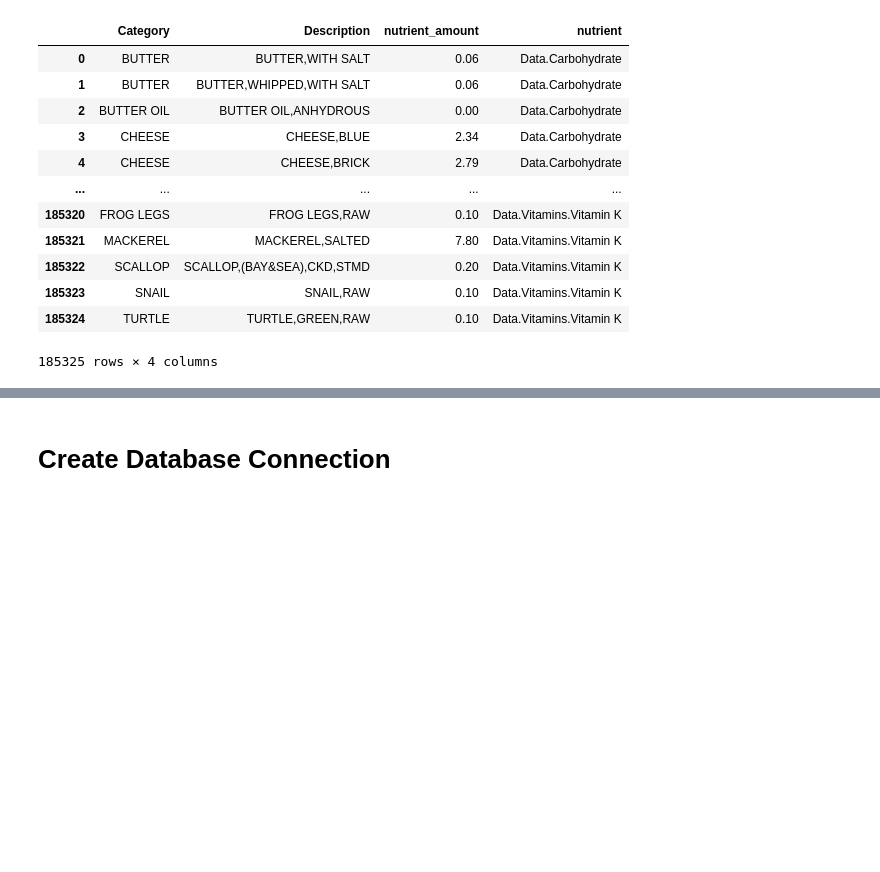
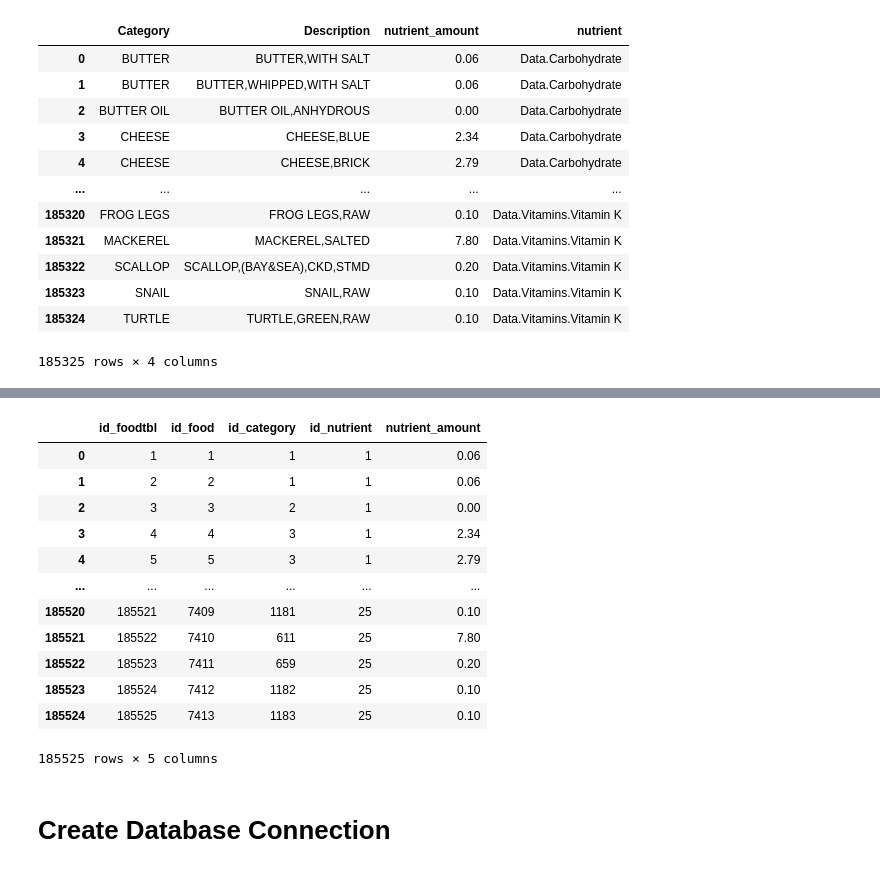
Before and after one commit to CristyCarmona/Project_FoodAnalysis, a Jupyter notebook: ETL.ipynb, the cells around one changed output, grey strips where cells are left out. Cells and saved outputs as stored; diff of their text form; code cells hidden in the pictures; blank space fills up the shorter version.

```diff
--- a/ETL.ipynb
+++ b/ETL.ipynb
@@ -120,0 +123,5 @@ food_category
+# %%
+food_catalog= food_analysis_df[["Description"]].copy()
+food_catalog.insert(0,'id_food',range(1,1+len(food_catalog)))
+food_catalog=food_catalog.rename(columns={"Description":"food_desc"})
+food_catalog
@@ -199,3 +217,23 @@ food_tbl
+# %%
+food_tbl=food_tbl.merge(food_catalog, on="food_desc",how='left')
+food_tbl = food_tbl.drop(['food_desc'], axis=1)
+food_tbl.insert(0,'id_foodtbl',range(1,1+len(food_tbl)))
+food_tbl = food_tbl.reindex(columns=['id_foodtbl','id_food','id_category','id_nutrient','nutrient_amount'])
+food_tbl
+# %% [output]
+|  | id_foodtbl | id_food | id_category | id_nutrient | nutrient_amount |
+| 0 | 1 | 1 | 1 | 1 | 0.06 |
+| 1 | 2 | 2 | 1 | 1 | 0.06 |
+| 2 | 3 | 3 | 2 | 1 | 0.00 |
+| 3 | 4 | 4 | 3 | 1 | 2.34 |
+| 4 | 5 | 5 | 3 | 1 | 2.79 |
+| ... | ... | ... | ... | ... | ... |
+| 185520 | 185521 | 7409 | 1181 | 25 | 0.10 |
+| 185521 | 185522 | 7410 | 611 | 25 | 7.80 |
+| 185522 | 185523 | 7411 | 659 | 25 | 0.20 |
+| 185523 | 185524 | 7412 | 1182 | 25 | 0.10 |
+| 185524 | 185525 | 7413 | 1183 | 25 | 0.10 |
+185525 rows × 5 columns
 # %% [markdown]
 # Create Database Connection
 # %%
```
Also changed, not shown: parts of 6 cells of this notebook.
